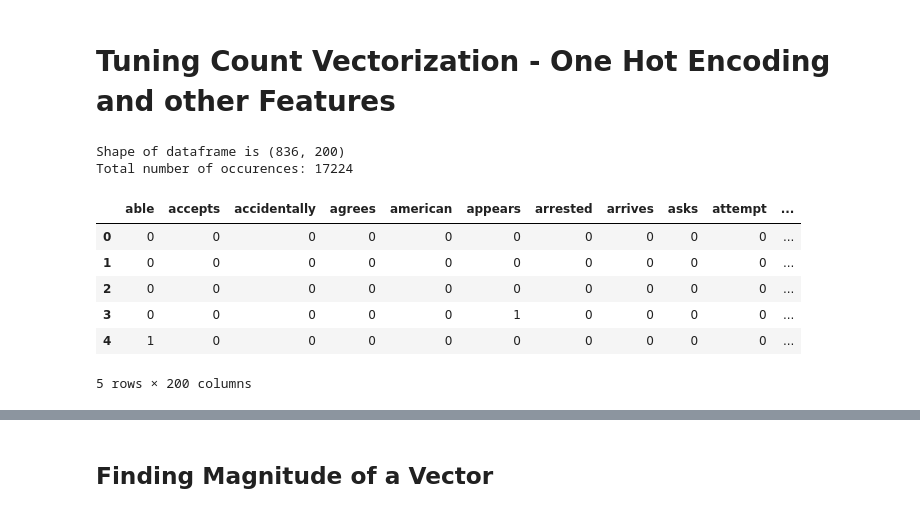
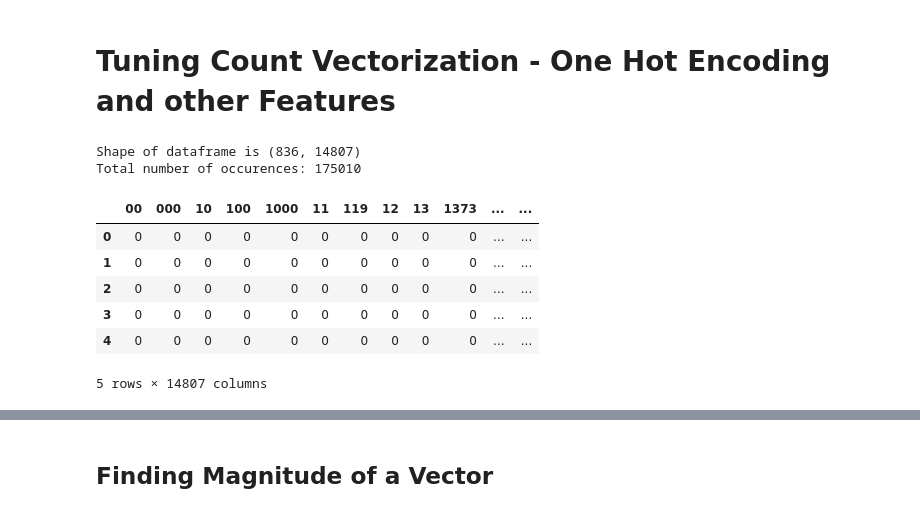
Before and after one commit to ychennay/dso-560-nlp-text-analytics, a Jupyter notebook: week3/Cosine Similarity, PMI, Collocation.ipynb, the cells around one changed output, grey strips where cells are left out. Saved outputs shown, nothing was run; the diff lists cells and outputs as text; code cells hidden in the pictures.

```diff
--- a/week3/Cosine Similarity, PMI, Collocation.ipynb
+++ b/week3/Cosine Similarity, PMI, Collocation.ipynb
@@ -3,42 +3,42 @@
 # %%
 import pandas as pd
 from sklearn.feature_extraction.text import CountVectorizer
 plots_df = pd.read_csv("movie_plots.csv")
 
 # filter only for American movies
 plots_df = plots_df[plots_df["Origin/Ethnicity"] == "American"]
 
  # traditional CountVectorizer
 vectorizer = CountVectorizer()
 
- # use English stopwords, and use one-hot encoding
-vectorizer = CountVectorizer(stop_words="english", binary=True)
+#  # use English stopwords, and use one-hot encoding
+# vectorizer = CountVectorizer(stop_words="english", binary=True)
 
-# use English stopwords, and use one-hot encoding, and the word must appear in at least two of the movie plots
-vectorizer = CountVectorizer(stop_words="english", binary=True, min_df=0.05)
+# # # use English stopwords, and use one-hot encoding, and the word must appear in at least two of the movie plots
+# vectorizer = CountVectorizer(stop_words="english", binary=True, min_df=0.01)
 
-# use English stopwords, and use one-hot encoding, and the word must appear in at least two of the movie plots
-# and keep only the top 200
-vectorizer = CountVectorizer(stop_words="english", binary=True, min_df=2, max_features=200)
+# # # use English stopwords, and use one-hot encoding, and the word must appear in at least two of the movie plots
+# # # and keep only the top 200
+# vectorizer = CountVectorizer(stop_words="english", binary=True, ma=2, max_features=200)
 
-# use English stopwords, and use one-hot encoding, and the word must appear in at least two of the movie plots
-# and keep only the top 200
-vectorizer = CountVectorizer(stop_words="english", binary=True, min_df=2, max_features=200)
+# # # use English stopwords, and use one-hot encoding, and the word must appear in at least two of the movie plots
+# # # and keep only the top 200
+# vectorizer = CountVectorizer(stop_words="english", binary=True, min_df=2, max_features=200)
 
 X = vectorizer.fit_transform(plots_df["Plot"])
 
 vectorized_df = pd.DataFrame(X.toarray(), columns=vectorizer.get_feature_names())
 print(f"Shape of dataframe is {vectorized_df.shape}")
 print(f"Total number of occurences: {vectorized_df.sum().sum()}")
 #print(f"Word counts: {vectorized_df.sum()}")
 vectorized_df.head()
 # %% [output]
-Shape of dataframe is (836, 200)
-Total number of occurences: 17224
+Shape of dataframe is (836, 14807)
+Total number of occurences: 175010
-|  | able | accepts | accidentally | agrees | american | appears | arrested | arrives | asks | attempt | ... |
-| 0 | 0 | 0 | 0 | 0 | 0 | 0 | 0 | 0 | 0 | 0 | ... |
-| 1 | 0 | 0 | 0 | 0 | 0 | 0 | 0 | 0 | 0 | 0 | ... |
-| 2 | 0 | 0 | 0 | 0 | 0 | 0 | 0 | 0 | 0 | 0 | ... |
-| 3 | 0 | 0 | 0 | 0 | 0 | 1 | 0 | 0 | 0 | 0 | ... |
-| 4 | 1 | 0 | 0 | 0 | 0 | 0 | 0 | 0 | 0 | 0 | ... |
+|  | 00 | 000 | 10 | 100 | 1000 | 11 | 119 | 12 | 13 | 1373 | ... | ... |
+| 0 | 0 | 0 | 0 | 0 | 0 | 0 | 0 | 0 | 0 | 0 | ... | ... |
+| 1 | 0 | 0 | 0 | 0 | 0 | 0 | 0 | 0 | 0 | 0 | ... | ... |
+| 2 | 0 | 0 | 0 | 0 | 0 | 0 | 0 | 0 | 0 | 0 | ... | ... |
+| 3 | 0 | 0 | 0 | 0 | 0 | 0 | 0 | 0 | 0 | 0 | ... | ... |
+| 4 | 0 | 0 | 0 | 0 | 0 | 0 | 0 | 0 | 0 | 0 | ... | ... |
-5 rows × 200 columns
+5 rows × 14807 columns
```
Also changed, not shown: parts of 5 cells of this notebook, 4 other files.
